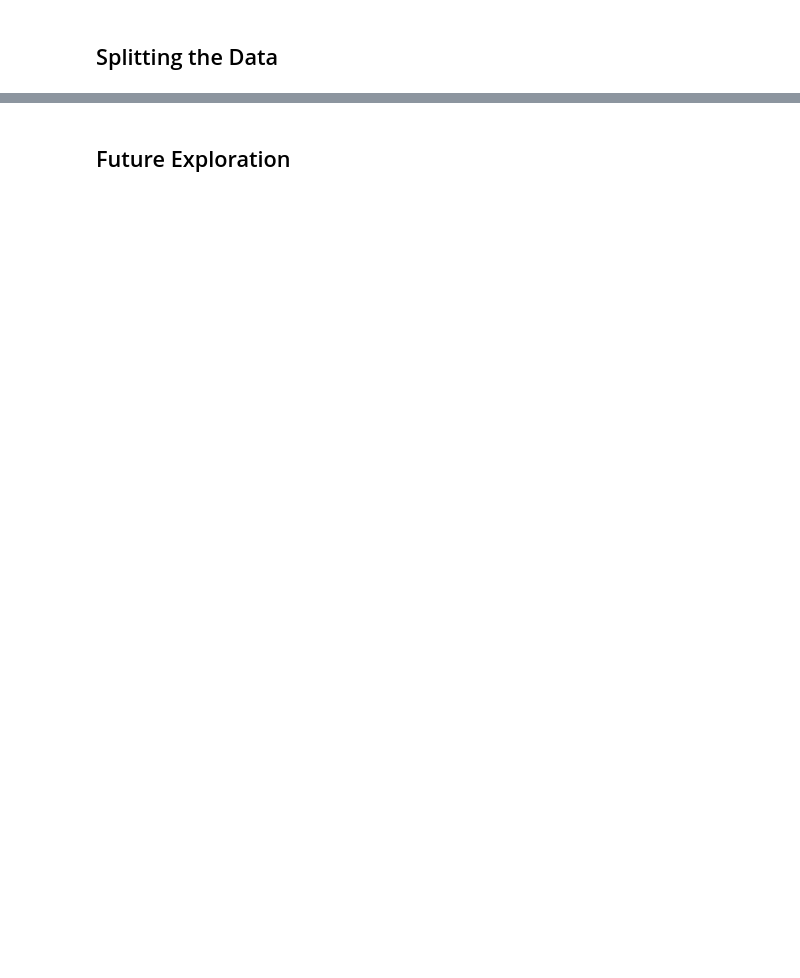
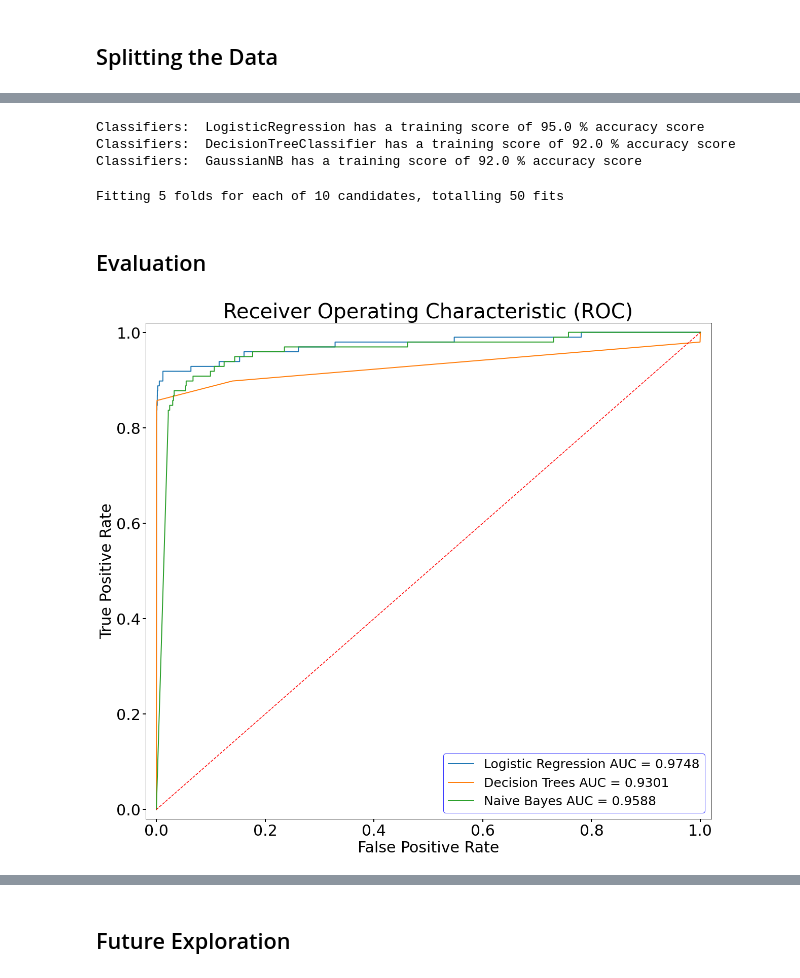
Before and after one commit to tanyabonilla/Detecting-Credit-Card-Fraud, a Jupyter notebook: credit-card-detection.ipynb, the cells around one changed output, grey strips where cells are left out. Cells and saved outputs as stored; diff of their text form; code cells hidden in the pictures; blank space fills up the shorter version.

```diff
--- a/credit-card-detection.ipynb
+++ b/credit-card-detection.ipynb
@@ -176,0 +200,57 @@ plt.show()
+# %%
+for key, classifier in classifiers.items():
+    classifier.fit(x_train_under, y_train_under)
+    training_score = cross_val_score(classifier, x_train_under, y_train_under, cv=5)
+    print("Classifiers: ", classifier.__class__.__name__, "has a training score of", round(training_score.mean(), 2) * 100, "% accuracy score")
+# %% [output]
+Classifiers:  LogisticRegression has a training score of 95.0 % accuracy score
+Classifiers:  DecisionTreeClassifier has a training score of 92.0 % accuracy score
+Classifiers:  GaussianNB has a training score of 92.0 % accuracy score
+# %%
+logit_params = {"penalty": ['l1', 'l2'], 'C': [0, 4, 10, 100, 1000]}
+
+grid_log_reg = GridSearchCV(LogisticRegression(solver='lbfgs', max_iter=10000), logit_params, cv=5, scoring='roc_auc', verbose=10, n_jobs=-1)
+grid_log_reg.fit(x_train_under, y_train_under)
+logit_best = grid_log_reg.best_estimator_
+# %% [output]
+Fitting 5 folds for each of 10 candidates, totalling 50 fits
+# %%
+tree_params = {"criterion": ["gini", "entropy"], "max_depth": list(range(2,4,1)),
+              "min_samples_leaf": list(range(5,7,1))}
+grid_tree = GridSearchCV(DecisionTreeClassifier(), tree_params)
+grid_tree.fit(x_train, y_train)
+tree_best = grid_tree.best_estimator_
+# %%
+gnb = GaussianNB()
+gnb_model = gnb.fit(x_train_under, y_train_under)
+# %% [markdown]
+## Evaluation
+# %%
+def roc_scores(x_value, y_value):
+    #in sample
+    model_list = [logit_best, tree_best, gnb_model]
+    model_name = ['Logistic Regression','Decision Trees', 'Naive Bayes']
+    # Plot ROC curve for all my models
+    fig, ax = plt.subplots(figsize=(20,18))
+    for i, model in enumerate(model_list):
+        y_pred = list(model.predict_proba(x_value)[:,1])
+        fpr, tpr, threshold = metrics.roc_curve(y_value, y_pred)
+        roc_auc = metrics.auc(fpr, tpr)
+        plt.plot(fpr, tpr, label = (model_name[i] + ' AUC = %0.4f' % roc_auc),linewidth=2.0)
+    ax.grid(False)
+    ax.tick_params(length=6, width=2,labelsize = 30,
+                   grid_color='r', grid_alpha=0.5)
+    # plt.legend(loc = 'lower right',prop={'size': 25})
+    leg = plt.legend(loc = 'lower right',prop={'size': 25})
+    leg.get_frame().set_edgecolor('b')
+    plt.title('Receiver Operating Characteristic (ROC)', FontSize=40)
+    plt.plot([0, 1], [0, 1], 'r--')
+    plt.xlim([-.02, 1.02])
+    plt.ylim([-.02, 1.02])
+    plt.ylabel('True Positive Rate',FontSize=30)
+    plt.xlabel('False Positive Rate',FontSize=30)
+    plt.show()
+# %%
+roc_scores(x_test_std, y_test)
+# %% [output]
+[figure, added]
```
Also changed, not shown: parts of 22 cells of this notebook.
